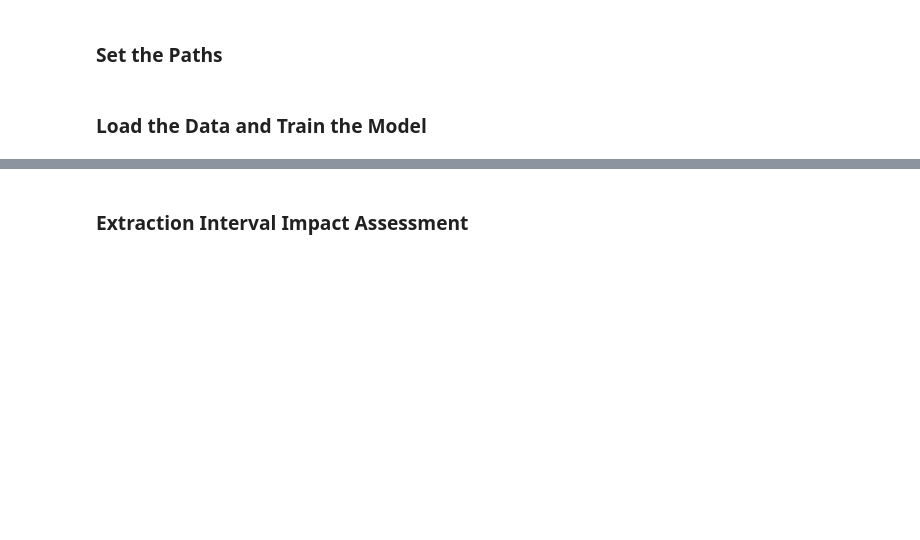
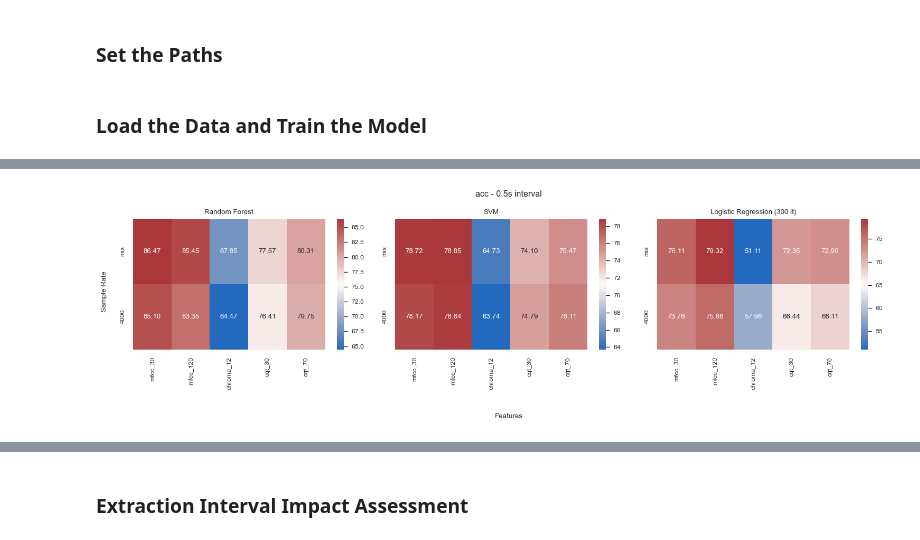
Before and after one commit to DavideLigari01/advanced-biomedical-project, a Jupyter notebook: notebooks/feature_analysis/sample_rate_impact.ipynb, the cells around one changed output, grey strips where cells are left out. Cells and saved outputs as stored; diff of their text form; code cells hidden in the pictures; blank space fills up the shorter version.

```diff
--- a/notebooks/feature_analysis/sample_rate_impact.ipynb
+++ b/notebooks/feature_analysis/sample_rate_impact.ipynb
@@ -103,8 +106,18 @@ for sample_rate in sample_rates:
           # train the RF model
           clf = RandomForestClassifier(random_state=SEED)
           clf.fit(X_train, y_train)
+
           # evaluate the model
-          score = clf.score(X_test, y_test)
+
+          if METRIC =='macrof1':
+                y_pred = clf.predict(X_test)
+                score = f1_score(y_test, y_pred, average='macro')
+          elif METRIC == 'microf1':
+                y_pred = clf.predict(X_test)
+                score = f1_score(y_test, y_pred, average='micro')
+          elif METRIC == 'acc':
+                score = clf.score(X_test, y_test)
+
           # store the results
           results_rf.iloc[sample_rates.index(sample_rate), i] = score
 
@@ -112,8 +125,18 @@ for sample_rate in sample_rates:
           # train the SVM
           clf = SVC(random_state=SEED)
           clf.fit(X_train, y_train)
+
           # evaluate the model
-          score = clf.score(X_test, y_test)
+          if METRIC =='macrof1':
+                y_pred = clf.predict(X_test)
+                score = f1_score(y_test, y_pred, average='macro')
+          elif METRIC == 'microf1':
+                y_pred = clf.predict(X_test)
+                score = f1_score(y_test, y_pred, average='micro')
+          elif METRIC == 'acc':
+                score = clf.score(X_test, y_test)
+
+
           # store the results
           results_svm.iloc[sample_rates.index(sample_rate), i] = score
 
@@ -121,13 +144,22 @@ for sample_rate in sample_rates:
           # train the LR
           clf = LogisticRegression(random_state=SEED, max_iter=300)
           clf.fit(X_train, y_train)
+
           # evaluate the model
-          score = clf.score(X_test, y_test)
+          if METRIC =='macrof1':
+                y_pred = clf.predict(X_test)
+                score = f1_score(y_test, y_pred, average='macro')
+          elif METRIC == 'microf1':
+                y_pred = clf.predict(X_test)
+                score = f1_score(y_test, y_pred, average='micro')
+          elif METRIC == 'acc':
+                score = clf.score(X_test, y_test)
+
           # store the results
           results_lr.iloc[sample_rates.index(sample_rate), i] = score
 
 
 # save the results
-results_rf.to_csv(MODELS_RESULTS + f'results_rf_{interval}s.csv')
-results_svm.to_csv(MODELS_RESULTS + f'results_svm_{interval}s.csv')
-results_lr.to_csv(MODELS_RESULTS + f'results_lr_{interval}s.csv')
+results_rf.to_csv(MODELS_RESULTS + f'results_rf_{interval}s_{METRIC}.csv')
+results_svm.to_csv(MODELS_RESULTS + f'results_svm_{interval}s_{METRIC}.csv')
+results_lr.to_csv(MODELS_RESULTS + f'results_lr_{interval}s_{METRIC}.csv')
@@ -134,32 +250,34 @@ results_lr.to_csv(MODELS_RESULTS + f'results_lr_{interval}s.csv')
 # %%
 fig, axs = plt.subplots(1, 3, figsize=(15, 4))
 
 sns.heatmap(
     results_rf.astype(float) * 100, annot=True, cmap="vlag", fmt=".2f", ax=axs[0]
 )
 axs[0].set_title("Random Forest")
 
 sns.heatmap(
     results_svm.astype(float) * 100, annot=True, cmap="vlag", fmt=".2f", ax=axs[1]
 )
 axs[1].set_title("SVM")
 
 sns.heatmap(
     results_lr.astype(float) * 100, annot=True, cmap="vlag", fmt=".2f", ax=axs[2]
 )
 axs[2].set_title("Logistic Regression (300 it)")
 
-fig.suptitle(f'Test Accuracy (%) - {interval}s interval')
+fig.suptitle(f'{METRIC} - {interval}s interval')
 # xlabel and ylabel for entire fig
 fig.text(0.5, -0.1, 'Features', ha='center')
 fig.text(-0.014, 0.5, 'Sample Rate', va='center', rotation='vertical')
 
 plt.tight_layout()
 plt.show()
 
 
 # save the figure
-fig.savefig(IMAGES_PATH + f'accuracy_{interval}s.png', dpi=300)
+fig.savefig(IMAGES_PATH + f'{METRIC}_{interval}s.png', dpi=300)
+# %% [output]
+[figure, added]
 # %%
 sr_mean_rf = results_rf.mean(axis=1)
 sr_mean_svm = results_svm.mean(axis=1)
```
Also changed, not shown: parts of 5 cells of this notebook, 48 other files.
